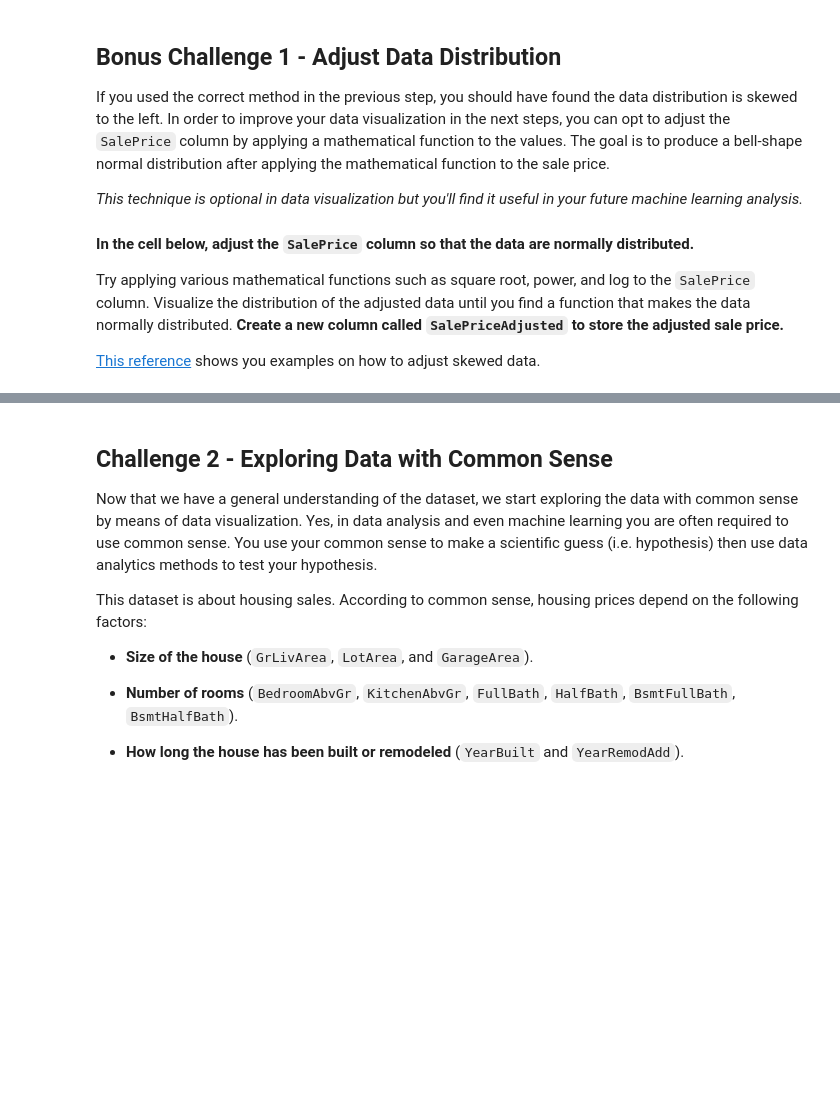
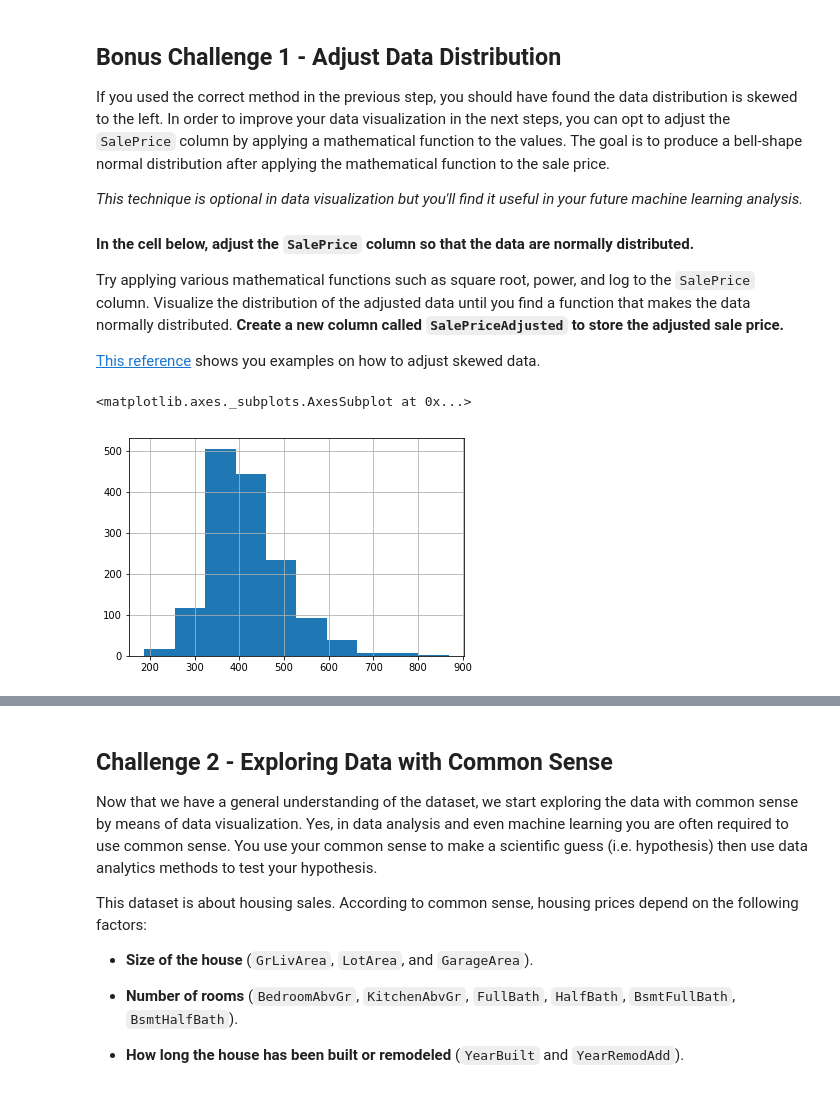
Before and after one commit to ta-datapt-bcn/lab-storytelling-data-visualization, a Jupyter notebook: your-code/main.ipynb, the cells around one changed output, grey strips where cells are left out. Saved outputs shown, nothing was run; the diff lists cells and outputs as text; code cells hidden in the pictures; blank space fills up the shorter version.

```diff
--- a/your-code/main.ipynb
+++ b/your-code/main.ipynb
@@ -77,3 +125,8 @@ Try applying various mathematical functions such as square root, power, and log
 [This reference](https://trainingdatascience.com/workshops/histograms-and-skewed-data/) shows you examples on how to adjust skewed data.
 # %%
 # your code here
+
+df['SalePrice'].apply(math.sqrt).hist()
+# %% [output]
+<matplotlib.axes._subplots.AxesSubplot at 0x...>
+[figure, added]
```
Also changed, not shown: parts of 13 cells of this notebook, 1 other file.
